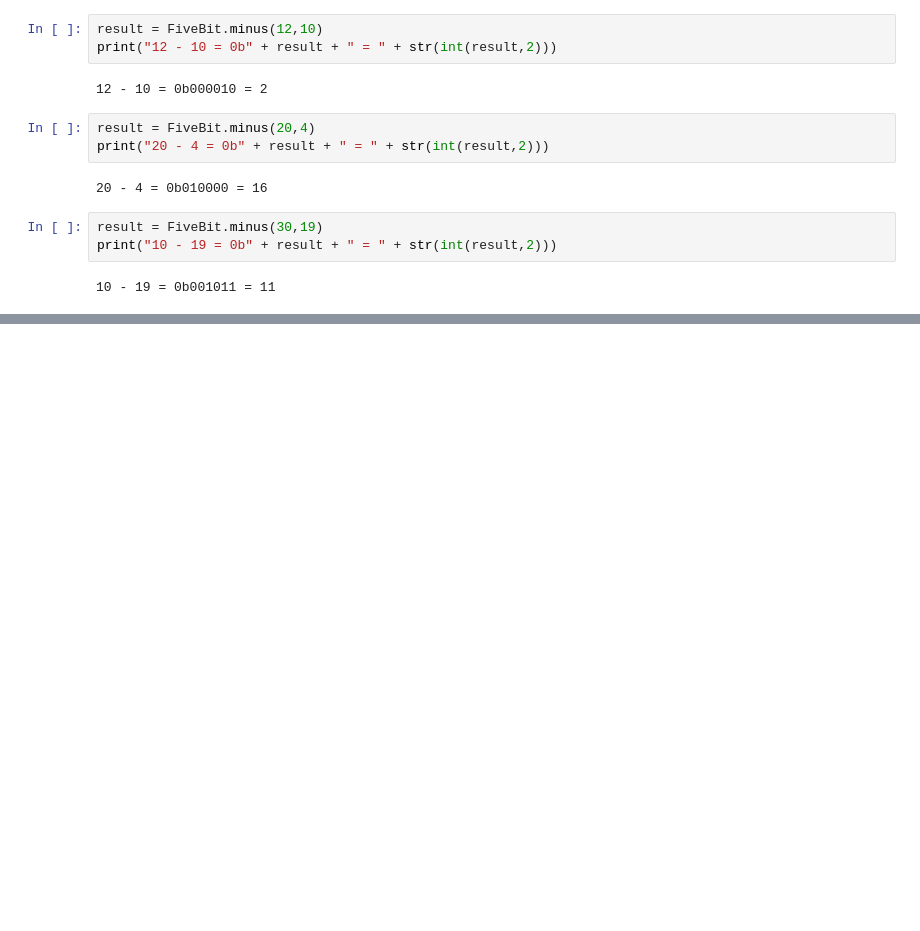
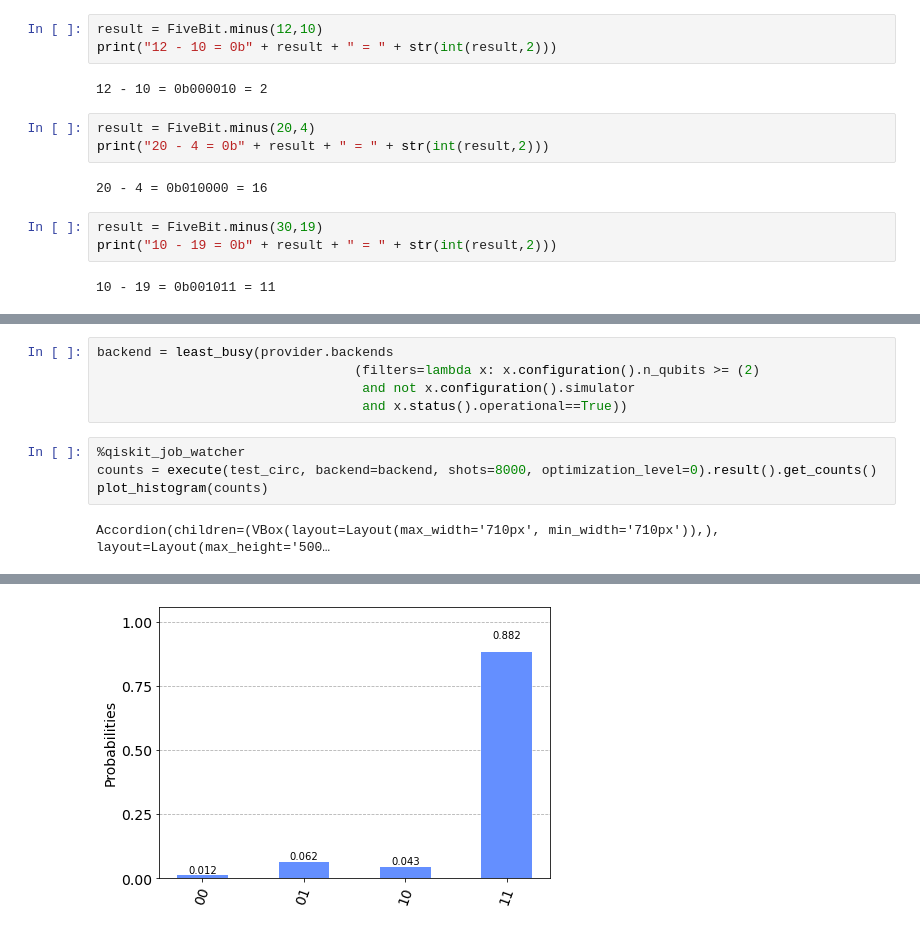
Before and after one commit to JAllsop/Quantum-Full-Adder, a Jupyter notebook: ELEN4022_Lab_2_2021.ipynb, the cells around one changed output, grey strips where cells are left out. Saved outputs shown, nothing was run; the diff lists cells and outputs as text; blank space fills up the shorter version.

```diff
--- a/ELEN4022_Lab_2_2021.ipynb
+++ b/ELEN4022_Lab_2_2021.ipynb
@@ -397,0 +419,11 @@ print("10 - 19 = 0b" + result + " = " + str(int(result,2)))
+# %%
+backend = least_busy(provider.backends
+                                 (filters=lambda x: x.configuration().n_qubits >= (2)
+                                  and not x.configuration().simulator
+                                  and x.status().operational==True))
+# %%
+%qiskit_job_watcher
+counts = execute(test_circ, backend=backend, shots=8000, optimization_level=0).result().get_counts()
+plot_histogram(counts)
+# %% [output]
+Accordion(children=(VBox(layout=Layout(max_width='710px', min_width='710px')),), layout=Layout(max_height='500…
@@ -397,0 +431 @@ print("10 - 19 = 0b" + result + " = " + str(int(result,2)))
+[figure, added]
```
Also changed, not shown: parts of 12 cells of this notebook.
